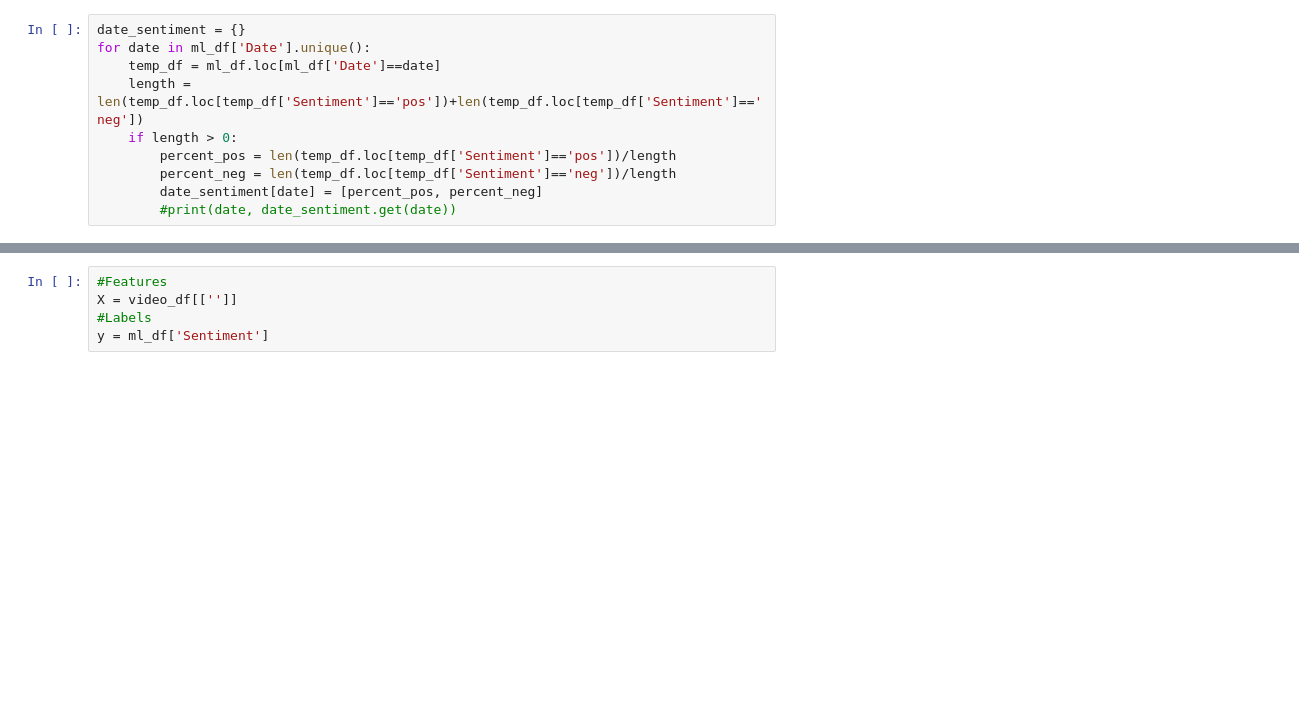
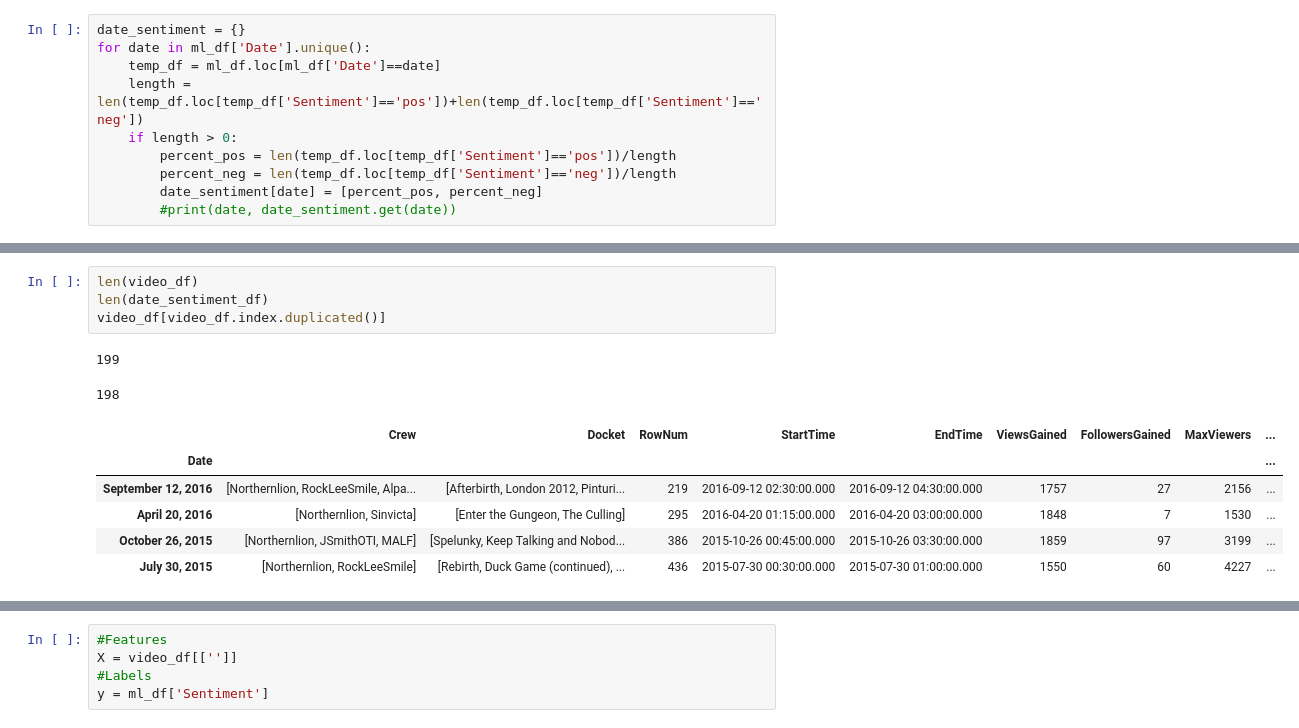
Before and after one commit to Data-Science-for-Linguists/NLSS_Project, a Jupyter notebook: NLSS_V3.ipynb, the cells around one changed output, grey strips where cells are left out. Cells and saved outputs as stored; diff of their text form; blank space fills up the shorter version.

```diff
--- a/NLSS_V3.ipynb
+++ b/NLSS_V3.ipynb
@@ -365,0 +378,13 @@ video_df.head()
+# %%
+len(video_df)
+len(date_sentiment_df)
+video_df[video_df.index.duplicated()]
+# %% [output]
+199
+198
+|  | Crew | Docket | RowNum | StartTime | EndTime | ViewsGained | FollowersGained | MaxViewers | ... |
+| Date |  |  |  |  |  |  |  |  | ... |
+| September 12, 2016 | [Northernlion, RockLeeSmile, Alpa... | [Afterbirth, London 2012, Pinturi... | 219 | 2016-09-12 02:30:00.000 | 2016-09-12 04:30:00.000 | 1757 | 27 | 2156 | ... |
+| April 20, 2016 | [Northernlion, Sinvicta] | [Enter the Gungeon, The Culling] | 295 | 2016-04-20 01:15:00.000 | 2016-04-20 03:00:00.000 | 1848 | 7 | 1530 | ... |
+| October 26, 2015 | [Northernlion, JSmithOTI, MALF] | [Spelunky, Keep Talking and Nobod... | 386 | 2015-10-26 00:45:00.000 | 2015-10-26 03:30:00.000 | 1859 | 97 | 3199 | ... |
+| July 30, 2015 | [Northernlion, RockLeeSmile] | [Rebirth, Duck Game (continued), ... | 436 | 2015-07-30 00:30:00.000 | 2015-07-30 01:00:00.000 | 1550 | 60 | 4227 | ... |
```
Also changed, not shown: parts of 4 cells of this notebook.
